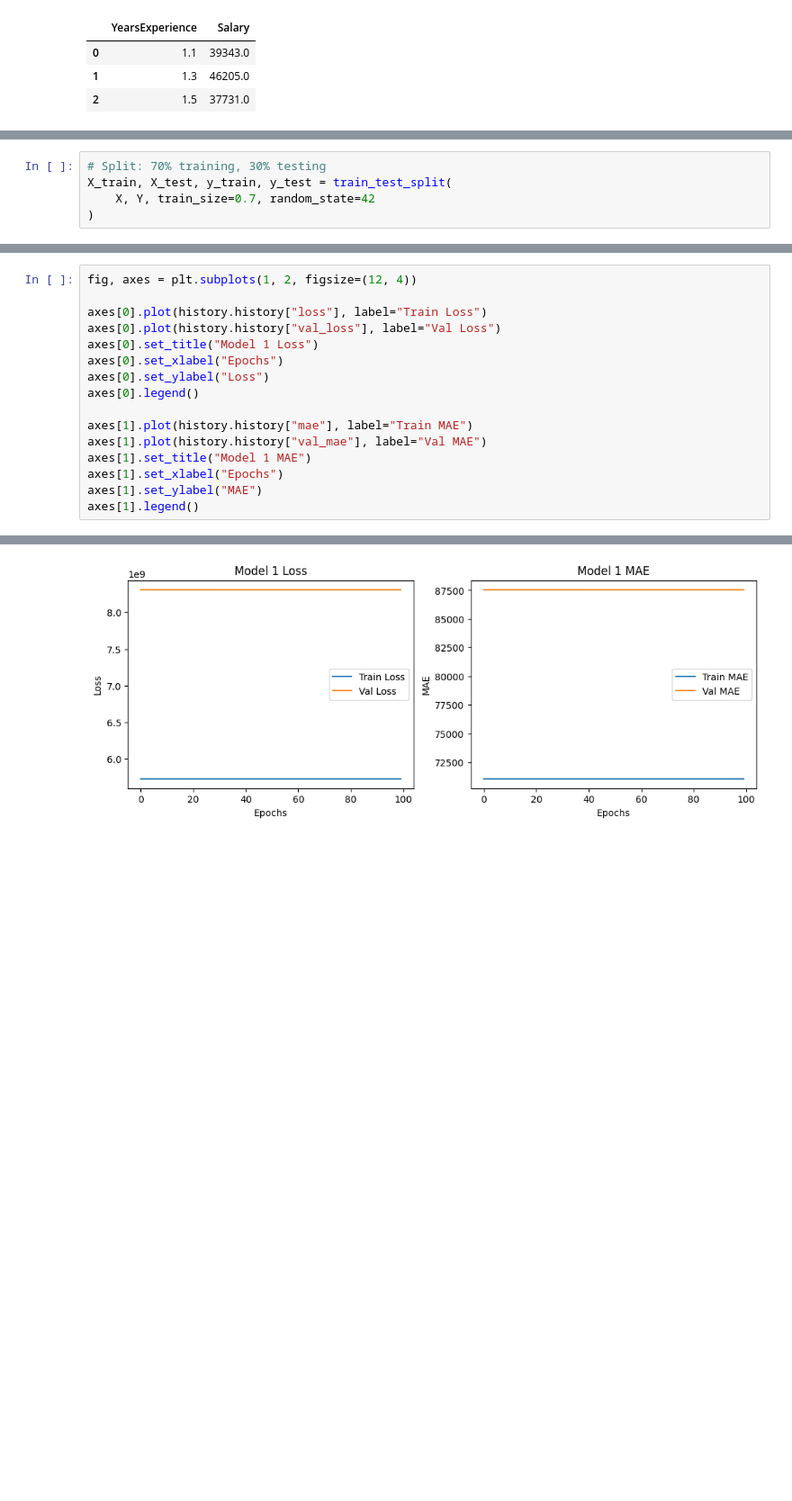
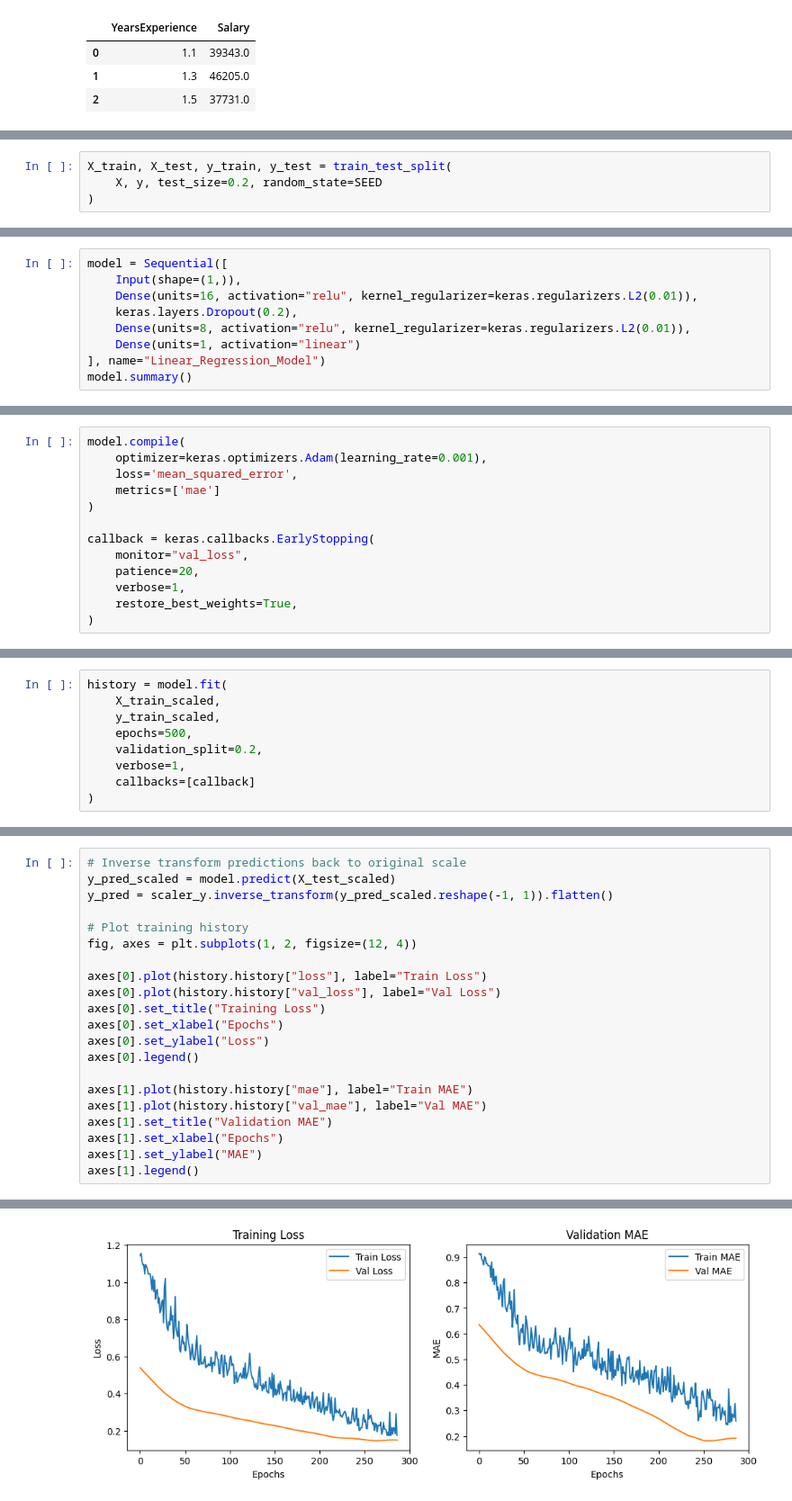
Before and after one commit to Rana-Kamran-Suleman1/Deep-learning, a Jupyter notebook: labs/Lab-1.ipynb, the cells around one changed output, grey strips where cells are left out. Shown at 90% size. Drawn from its saved outputs; the diff is of its cells as text; blank space fills up the shorter version.

```diff
--- a/labs/Lab-1.ipynb
+++ b/labs/Lab-1.ipynb
@@ -31,5 +69,4 @@ Y=data.iloc[:,-1].values
 # %%
-# Split: 70% training, 30% testing
 X_train, X_test, y_train, y_test = train_test_split(
-    X, Y, train_size=0.7, random_state=42
+    X, y, test_size=0.2, random_state=SEED
 )
@@ -53,0 +92,9 @@ history=simple_model.fit(X_train_scaler,
+# %%
+model = Sequential([
+    Input(shape=(1,)),
+    Dense(units=16, activation="relu", kernel_regularizer=keras.regularizers.L2(0.01)),
+    keras.layers.Dropout(0.2),
+    Dense(units=8, activation="relu", kernel_regularizer=keras.regularizers.L2(0.01)),
+    Dense(units=1, activation="linear")
+], name="Linear_Regression_Model")
+model.summary()
@@ -53,0 +117,13 @@ history=simple_model.fit(X_train_scaler,
+# %%
+model.compile(
+    optimizer=keras.optimizers.Adam(learning_rate=0.001),
+    loss='mean_squared_error',
+    metrics=['mae']
+)
+
+callback = keras.callbacks.EarlyStopping(
+    monitor="val_loss",
+    patience=20,
+    verbose=1,
+    restore_best_weights=True,
+)
@@ -53,0 +135,9 @@ history=simple_model.fit(X_train_scaler,
+# %%
+history = model.fit(
+    X_train_scaled,
+    y_train_scaled,
+    epochs=500,
+    validation_split=0.2,
+    verbose=1,
+    callbacks=[callback]
+)
@@ -54,16 +162,21 @@ history=simple_model.fit(X_train_scaler,
 # %%
+# Inverse transform predictions back to original scale
+y_pred_scaled = model.predict(X_test_scaled)
+y_pred = scaler_y.inverse_transform(y_pred_scaled.reshape(-1, 1)).flatten()
+
+# Plot training history
 fig, axes = plt.subplots(1, 2, figsize=(12, 4))
 
 axes[0].plot(history.history["loss"], label="Train Loss")
 axes[0].plot(history.history["val_loss"], label="Val Loss")
-axes[0].set_title("Model 1 Loss")
+axes[0].set_title("Training Loss")
 axes[0].set_xlabel("Epochs")
 axes[0].set_ylabel("Loss")
 axes[0].legend()
 
 axes[1].plot(history.history["mae"], label="Train MAE")
 axes[1].plot(history.history["val_mae"], label="Val MAE")
-axes[1].set_title("Model 1 MAE")
+axes[1].set_title("Validation MAE")
 axes[1].set_xlabel("Epochs")
 axes[1].set_ylabel("MAE")
 axes[1].legend()
@@ -72 +186 @@ axes[1].legend()
-[figure, old version]
+[figure, new version]
```
Also changed, not shown: parts of 22 cells of this notebook, 4 other files.
